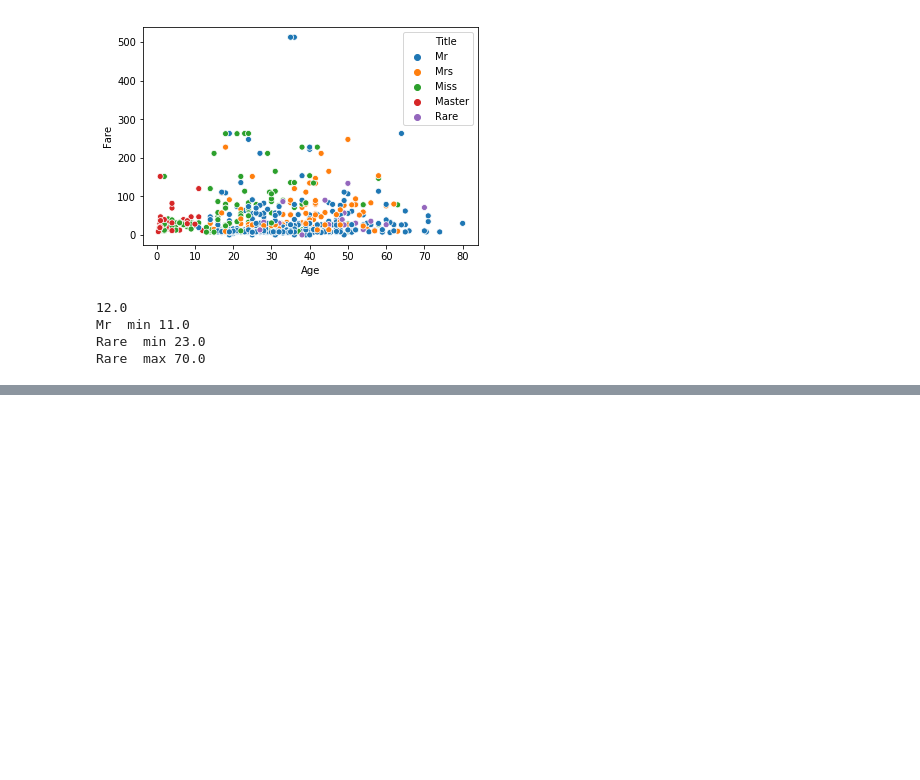
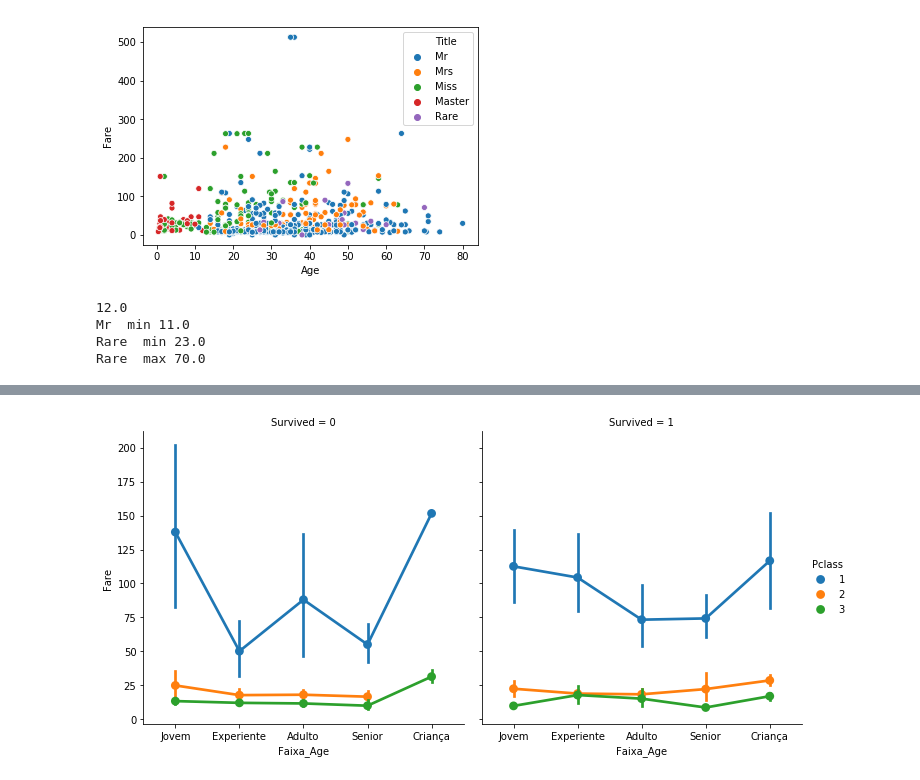
Before and after one commit to Pantoja87/Titanic-Disaster, a Jupyter notebook: TITANIC.ipynb, the cells around one changed output, grey strips where cells are left out. Drawn from its saved outputs; the diff is of its cells as text; code cells hidden in the pictures; blank space fills up the shorter version.

```diff
--- a/TITANIC.ipynb
+++ b/TITANIC.ipynb
@@ -554,0 +545,4 @@ array([3, 1, 2], dtype=int64)
+# %%
+g = sns.factorplot(x="Faixa_Age", y ='Fare',data=train_csv,hue='Pclass', col='Survived')
+# %% [output]
+[figure, added]
```
Also changed, not shown: parts of 15 cells of this notebook.
